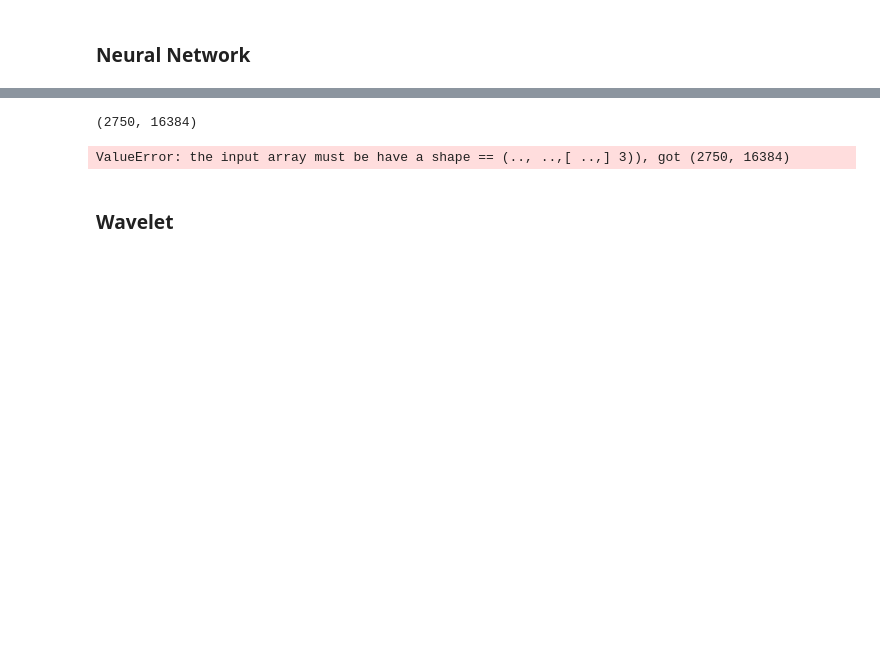
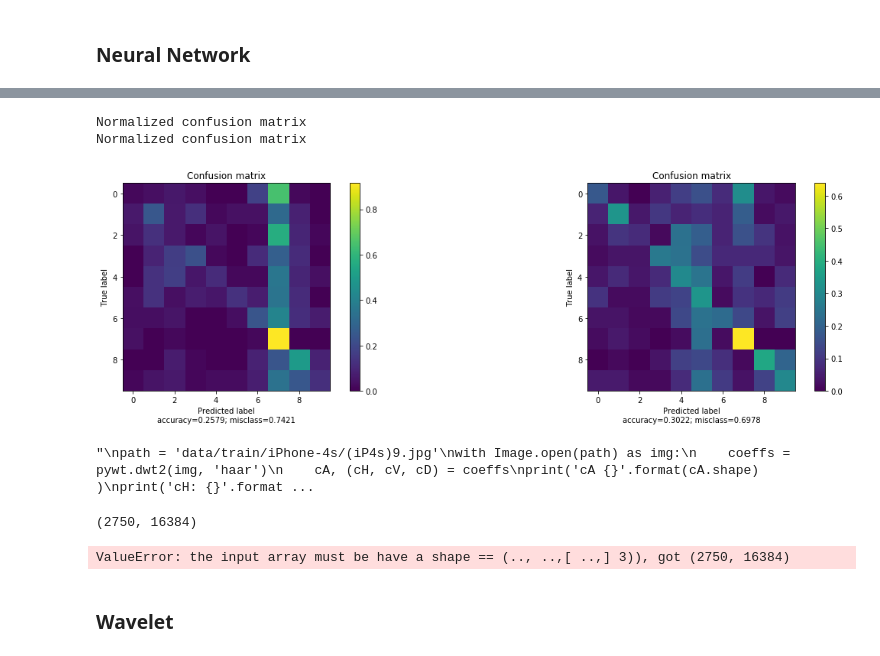
Before and after one commit to RenatoBMLR/Camera-Model-Identification, a Jupyter notebook: Features_extractor.ipynb, the cells around one changed output, grey strips where cells are left out. Drawn from its saved outputs; the diff is of its cells as text; code cells hidden in the pictures; blank space fills up the shorter version.

Commit message:
analysed patches of the image

```diff
--- a/Features_extractor.ipynb
+++ b/Features_extractor.ipynb
@@ -192,16 +192,2 @@ def zScoreNormalization(X, y=[], x_factor={}, y_factor = {}, transformation = Fa
 # %%
 normalization_type = 'zScore'
-# %%
-print('Normalization type: {}'.format(normalization_type))
-
-if normalization_type == 'minMax':
-
-    X_train, _, x_factor, y_factor  = MinMaxNormalization(X_train)
-    X_valid, _, _, _  = MinMaxNormalization(X_valid, x_factor=x_factor, y_factor=y_factor, transformation=True)
-    #X_test, _, _, _  = MinMaxNormalization(X_test, x_factor=x_factor, y_factor=y_factor, transformation=True)
-
-elif normalization_type == 'zScore':
-
-    X_train, _, x_factor, y_factor  = zScoreNormalization(X_train)
-    X_valid, _, _, _  = zScoreNormalization(X_valid, x_factor=x_factor, y_factor=y_factor, transformation=True)
-    #X_test, _, _, _  = zScoreNormalization(X_test, x_factor=x_factor, y_factor=y_factor, transformation=True)
@@ -209,0 +194,11 @@ Normalization type: zScore
+# %%
+print('Normalization type: {}'.format(normalization_type))
+
+if normalization_type == 'minMax':
+    scaler = MinMaxScaler()
+
+elif normalization_type == 'zScore':
+    scaler =  StandardScaler()
+
+X_train = scaler.fit_transform(X_train)
+X_valid = scaler.transform(X_valid)
@@ -212,7 +209,8 @@ Normalization type: zScore
 # %% [markdown]
 ### Logistic Regression
 # %%
-lr_model = linear_model.LogisticRegression()
+lr_model = linear_model.LogisticRegression(max_iter=10)
 lr_model.fit(X_train, y_train)
 y_pred_lr = lr_model.predict(X_valid)
-print('Accuracy of logistic regression classifier on test set: {:.2f}'.format(lr_model.score(X_valid, y_valid)))
+print('Accuracy of logistic regression classifier on train set: {:.2f}'.format(lr_model.score(X_train, y_train)))
+print('Accuracy of logistic regression classifier on valid set: {:.2f}'.format(lr_model.score(X_valid, y_valid)))
@@ -219,7 +220,10 @@ print('Accuracy of logistic regression classifier on test set: {:.2f}'.format(lr
 # %% [markdown]
 ### Neural Network
 # %%
-mlp_model = MLPClassifier()
+mlp_model = MLPClassifier(hidden_layer_sizes=(256,), max_iter=100, alpha=1e-4,
+                    solver='sgd', verbose=1, tol=1e-4, random_state=1,
+                    learning_rate_init=.1)
 mlp_model.fit(X_train, y_train)
-y_pred_mlp = lr_model.predict(X_valid)
-print('Accuracy of logistic regression classifier on test set: {:.2f}'.format(mlp_model.score(X_valid, y_valid)))
+y_pred_mlp = mlp_model.predict(X_valid)
+print('Accuracy of logistic regression classifier on train set: {:.2f}'.format(mlp_model.score(X_train, y_train)))
+print('Accuracy of logistic regression classifier on valid set: {:.2f}'.format(mlp_model.score(X_valid, y_valid)))
@@ -247,9 +271,13 @@ def plot_cm(cm, title='Confusion matrix',
     plt.xlabel('Predicted label\naccuracy={:0.4f}; misclass={:0.4f}'.format(accuracy, misclass))
     plt.title(title)
 # %%
-plt.figure(figsize=(8, 6))
-plt,subplot(1,2,1)
+plt.figure(figsize=(20, 5))
+plt.subplot(1,2,1)
 plot_cm(cm_lr)
 
-plt,subplot(1,2,2)
+plt.subplot(1,2,2)
 plot_cm(cm_mlp)
+# %% [output]
+Normalized confusion matrix
+Normalized confusion matrix
+[figure, added]
@@ -256,3 +307,16 @@ plot_cm(cm_mlp)
+# %%
+'''
+path = 'data/train/iPhone-4s/(iP4s)9.jpg'
+with Image.open(path) as img:
+    coeffs = pywt.dwt2(img, 'haar')
+    cA, (cH, cV, cD) = coeffs
+print('cA {}'.format(cA.shape) )
+print('cH: {}'.format(cH.shape) )
+print('cV: {}'.format(cV.shape) )
+print('cD: {}'.format(cD.shape) )
+'''
+# %% [output]
+"\npath = 'data/train/iPhone-4s/(iP4s)9.jpg'\nwith Image.open(path) as img:\n    coeffs = pywt.dwt2(img, 'haar')\n    cA, (cH, cV, cD) = coeffs\nprint('cA {}'.format(cA.shape) )\nprint('cH: {}'.format ...
 # %%
 print(np.array(X).shape)
 img_wav_filtered = denoise_wavelet(X, multichannel=True, convert2ycbcr=True,  mode='soft')
```
Also changed, not shown: parts of 24 cells of this notebook.
